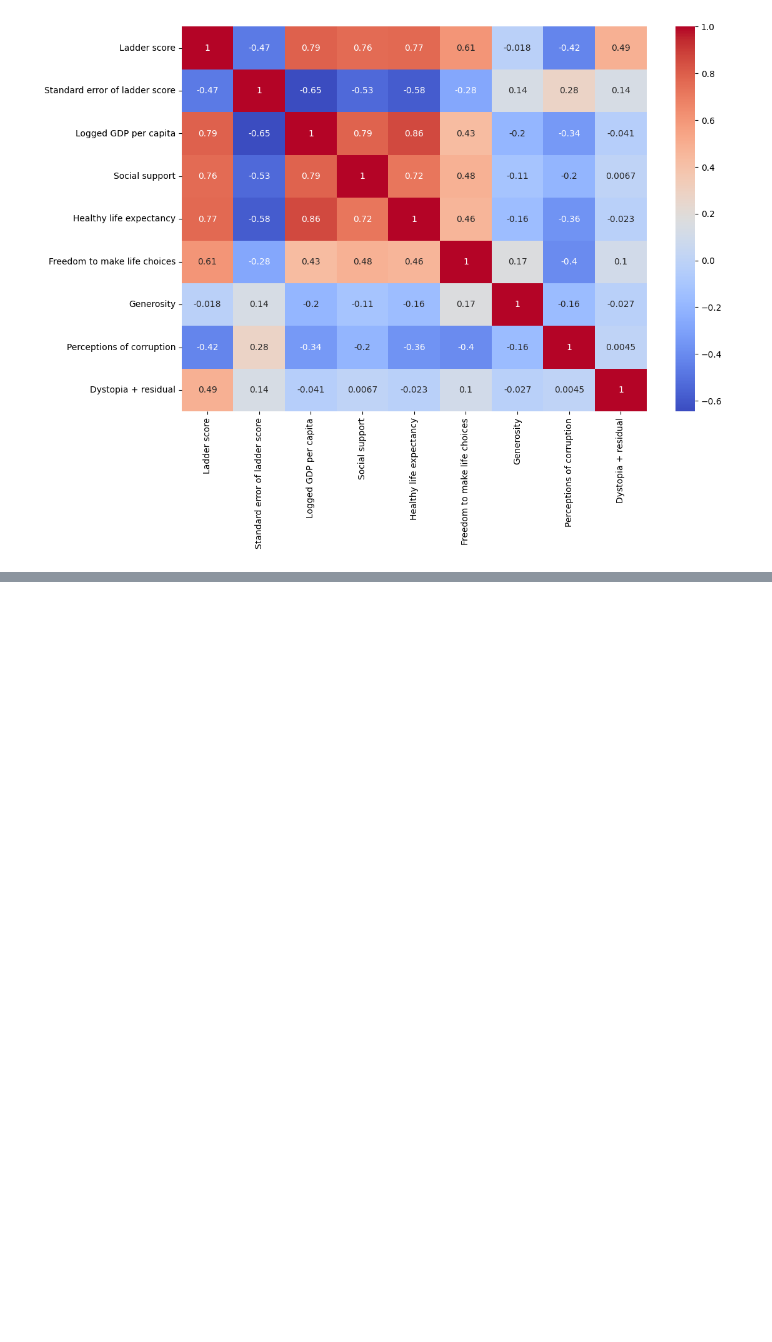
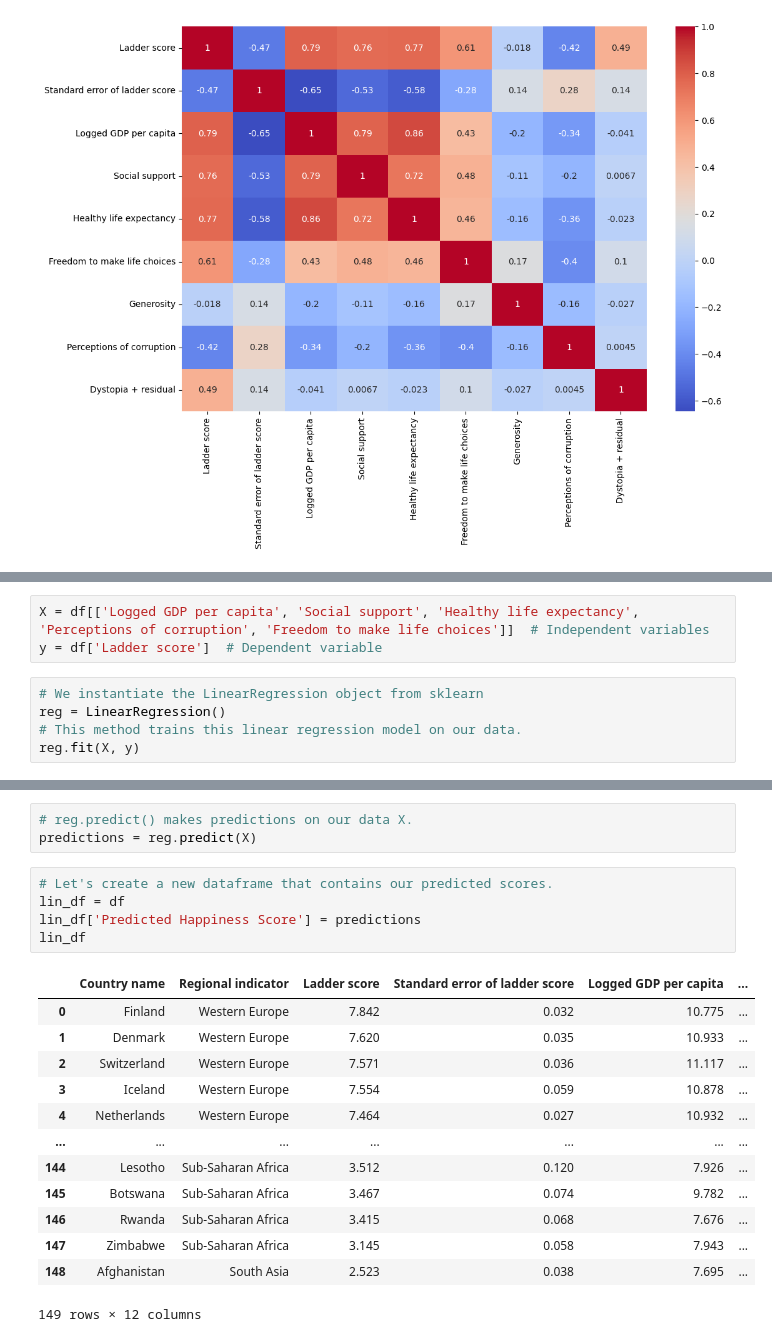
Before and after one commit to zeke-code/World-Happiness-Analysis, a Jupyter notebook: world_happiness.ipynb, the cells around one changed output, grey strips where cells are left out. Drawn from its saved outputs; the diff is of its cells as text; blank space fills up the shorter version.

```diff
--- a/world_happiness.ipynb
+++ b/world_happiness.ipynb
@@ -265,0 +275,8 @@ The main notions that we get from this correlation matrix is that countries are
+# %%
+X = df[['Logged GDP per capita', 'Social support', 'Healthy life expectancy', 'Perceptions of corruption', 'Freedom to make life choices']]  # Independent variables
+y = df['Ladder score']  # Dependent variable
+# %%
+# We instantiate the LinearRegression object from sklearn
+reg = LinearRegression()
+# This method trains this linear regression model on our data.
+reg.fit(X, y)
@@ -265,0 +291,22 @@ The main notions that we get from this correlation matrix is that countries are
+# %%
+# reg.predict() makes predictions on our data X.
+predictions = reg.predict(X)
+# %%
+# Let's create a new dataframe that contains our predicted scores.
+lin_df = df
+lin_df['Predicted Happiness Score'] = predictions
+lin_df
+# %% [output]
+|  | Country name | Regional indicator | Ladder score | Standard error of ladder score | Logged GDP per capita | ... |
+| 0 | Finland | Western Europe | 7.842 | 0.032 | 10.775 | ... |
+| 1 | Denmark | Western Europe | 7.620 | 0.035 | 10.933 | ... |
+| 2 | Switzerland | Western Europe | 7.571 | 0.036 | 11.117 | ... |
+| 3 | Iceland | Western Europe | 7.554 | 0.059 | 10.878 | ... |
+| 4 | Netherlands | Western Europe | 7.464 | 0.027 | 10.932 | ... |
+| ... | ... | ... | ... | ... | ... | ... |
+| 144 | Lesotho | Sub-Saharan Africa | 3.512 | 0.120 | 7.926 | ... |
+| 145 | Botswana | Sub-Saharan Africa | 3.467 | 0.074 | 9.782 | ... |
+| 146 | Rwanda | Sub-Saharan Africa | 3.415 | 0.068 | 7.676 | ... |
+| 147 | Zimbabwe | Sub-Saharan Africa | 3.145 | 0.058 | 7.943 | ... |
+| 148 | Afghanistan | South Asia | 2.523 | 0.038 | 7.695 | ... |
+149 rows × 12 columns
```
Also changed, not shown: parts of 11 cells of this notebook.
